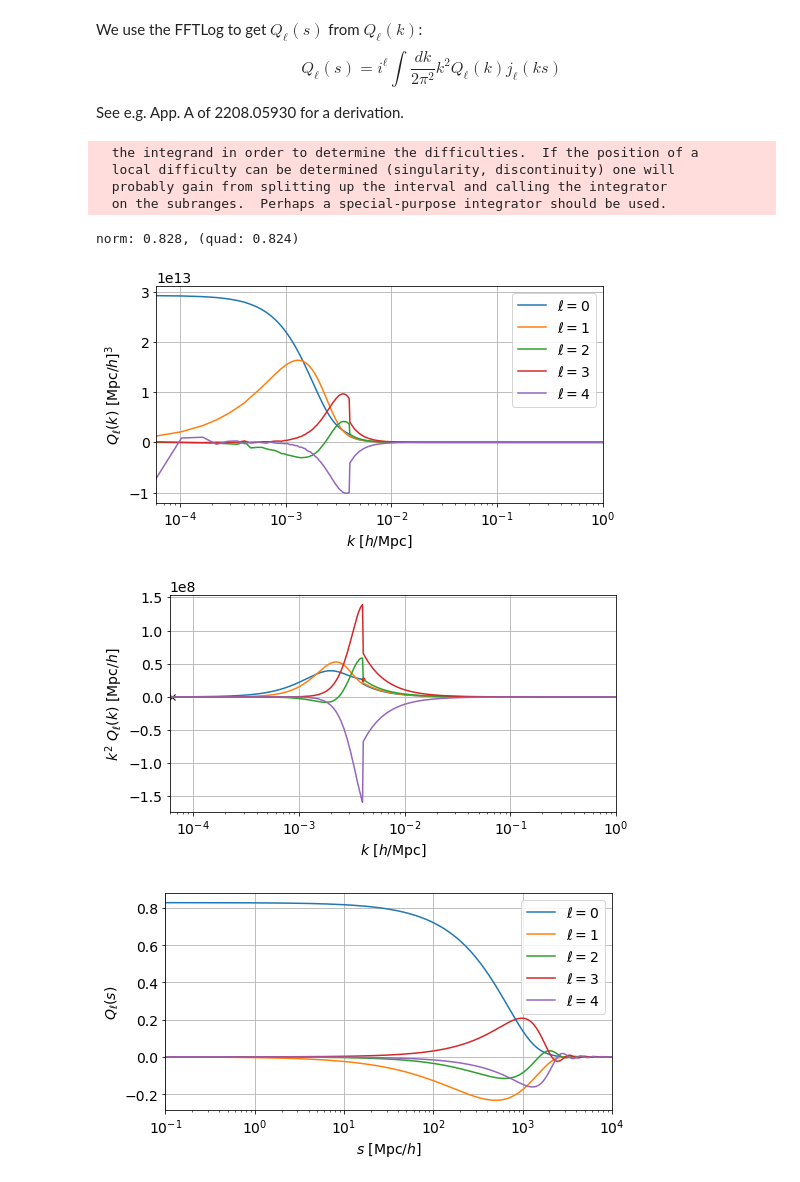
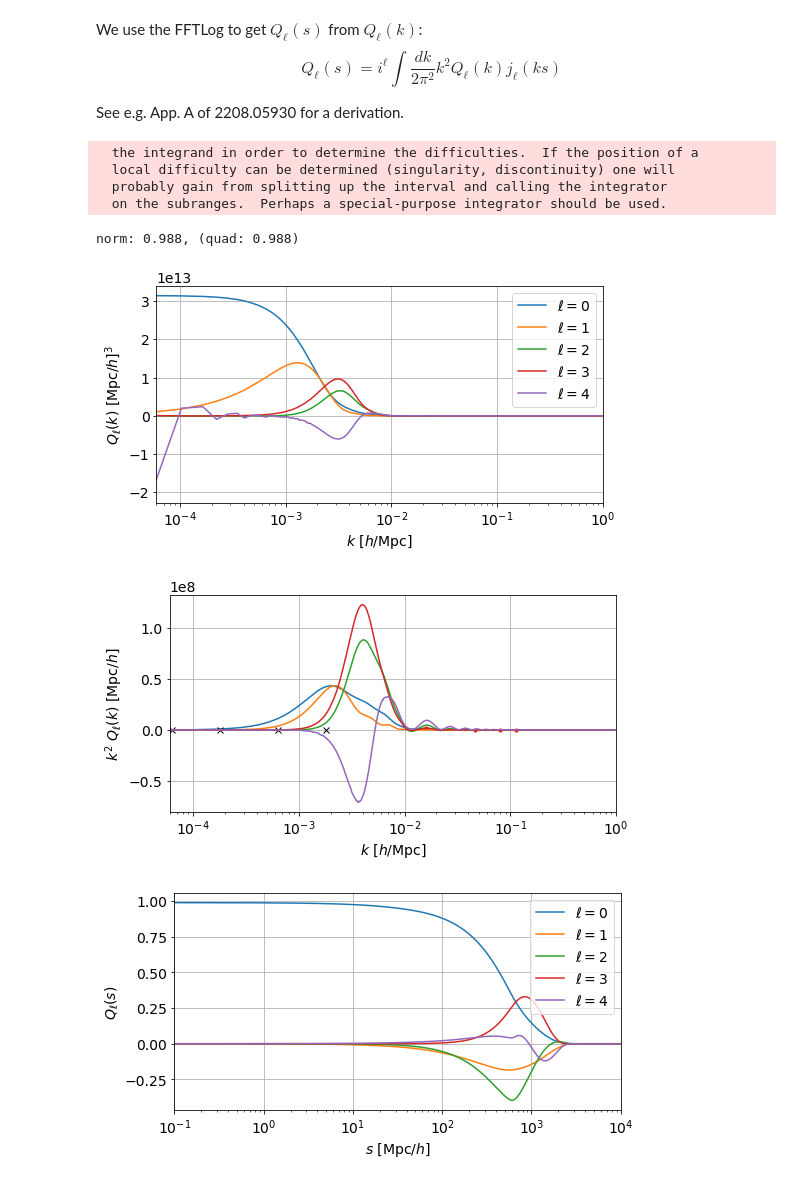
Before and after one commit to pierrexyz/fkpwin, a Jupyter notebook: Qs_from_Qk_nseries.ipynb, the cells around one changed output. Cells and saved outputs as stored; diff of their text form; code cells hidden in the pictures.

Commit message:
nseries

```diff
--- a/Qs_from_Qk_nseries.ipynb
+++ b/Qs_from_Qk_nseries.ipynb
@@ -48,7 +57,7 @@ plt.subplots_adjust(wspace=0.2, hspace=0.4)
 fig3, ax3 = plt.subplots(1,1, figsize=(8, 4), sharey=True)
 plt.subplots_adjust(wspace=0.2, hspace=0.4)
 
-# normalization from nbodykit on randoms, see headers in Qk_n0_boss_red_sky.dat
+# normalization from nbodykit on randoms, see header in Qk_n0_nseries.dat
 # we should always use the normalization from n = 0 to get the correct factor of 1/r1^n,
 # where r1 is the distance to the survey
 norm, alpha = 228.65335738482153, 0.019875423088012396
@@ -56,7 +65,7 @@ normalpha = norm / alpha
 
 # Qk from concatenating boxes of various sizes for better resolution
 idx_kcut, kmins = [], []
-for n, (Lbox, sf) in enumerate(zip([100000], [2.])):
+for n, (Lbox, sf) in enumerate(zip([100000, 35000, 10000, 3500], [2., 2., 4., 8.])):
     k_n, Q0, Q1, Q2, Q3, Q4 = np.loadtxt(
         os.path.join('Qk_', 'Qk_Lbox%s', 'Qk_n%s_nseries.dat') % (Lbox, nwide), unpack=True)
     Qk_n = np.array([Q0, Q1, Q2, Q3, Q4])
@@ -125,34 +134,34 @@ kk, ss = np.meshgrid(klog, s, indexing='ij')
 Qk = np.array([Qk[0], 1j*Qk[1], Qk[2], 1j*Qk[3], Qk[4]]) # putting the odd ones back to the imaginary
 Qkk = interp1d(k, Qk, axis=-1)(kk)
 jn = np.array([1j**l * spherical_jn(l, kk*ss) for l in range(5)])
 Qs = np.trapz(np.real(np.einsum('ks,lks,lks->lks', kk**2, Qkk, jn)), x=klog, axis=1) / (2*np.pi**2)
 
 # plotting Qs
 for l, (qs, c) in enumerate(zip(Qs, colors)):
     ax3.plot(s, qs / normalpha, '%s' % c, label=r'$\ell=%s$' % l)
     ax3.grid()
 ax3.set_xscale('log')
 #ax3.set_ylim(-0.5, 1)
 ax3.set_xlim(1e-1, 1e4)
 ax3.set_xlabel(r'$s \ [{\rm Mpc}/h]$')
 ax3.set_ylabel(r'$Q_\ell(s)$')
 ax3.legend()
 
 # checking normalization
 ik2Qk = interp1d(k, k**2 * np.real(Qk[0]) * spherical_jn(0, 0), kind='cubic')
 Qs0_quad = quad(ik2Qk, k[0], k[-1])[0] / (2*np.pi**2)
 print ('norm: %.3f, (quad: %.3f)' % (Qs[0,0] / normalpha, Qs0_quad / normalpha))
 
 # saving configuration-space window Qs
 filename = 'Qs_n%s_nseries.dat' % (nwide)
 np.savetxt(os.path.join('Qs', filename), np.vstack([s, np.vstack([qs / normalpha for qs in Qs])]).T,
          header='s [Mpc/h], q0, q1, q2, q3, q4', fmt='%.6e')
 # %% [output]
   the integrand in order to determine the difficulties.  If the position of a
   local difficulty can be determined (singularity, discontinuity) one will
   probably gain from splitting up the interval and calling the integrator
   on the subranges.  Perhaps a special-purpose integrator should be used.
-norm: 0.828, (quad: 0.824)
+norm: 0.988, (quad: 0.988)
-[figure, old version]
+[figure, new version]
-[figure, old version]
+[figure, new version]
-[figure, old version]
+[figure, new version]
```
Also changed, not shown: parts of 2 cells of this notebook, 8 other files.
